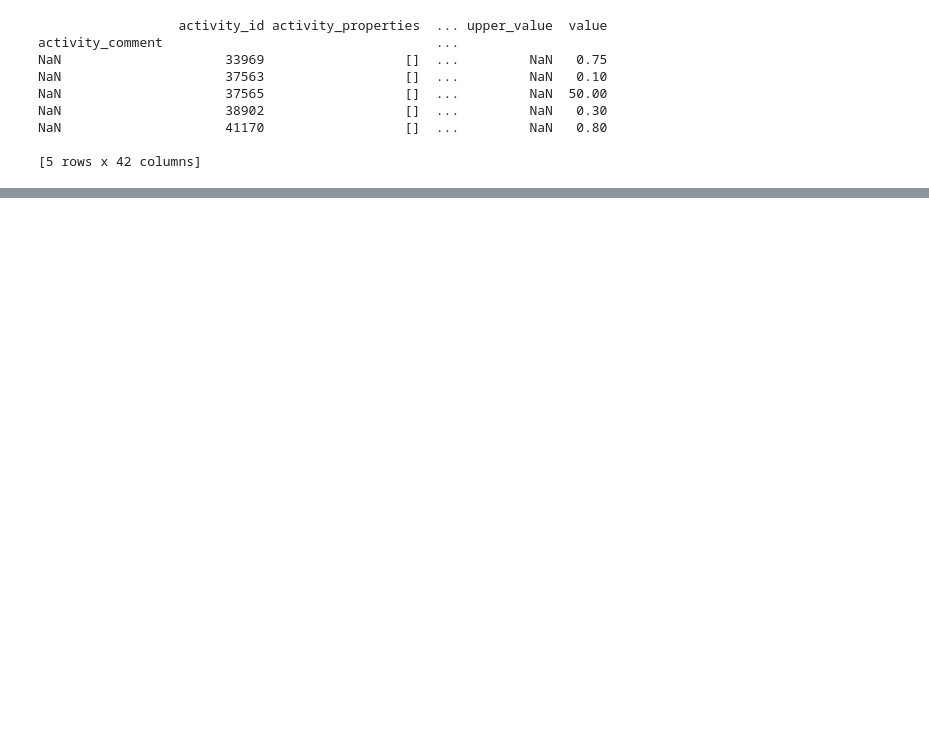
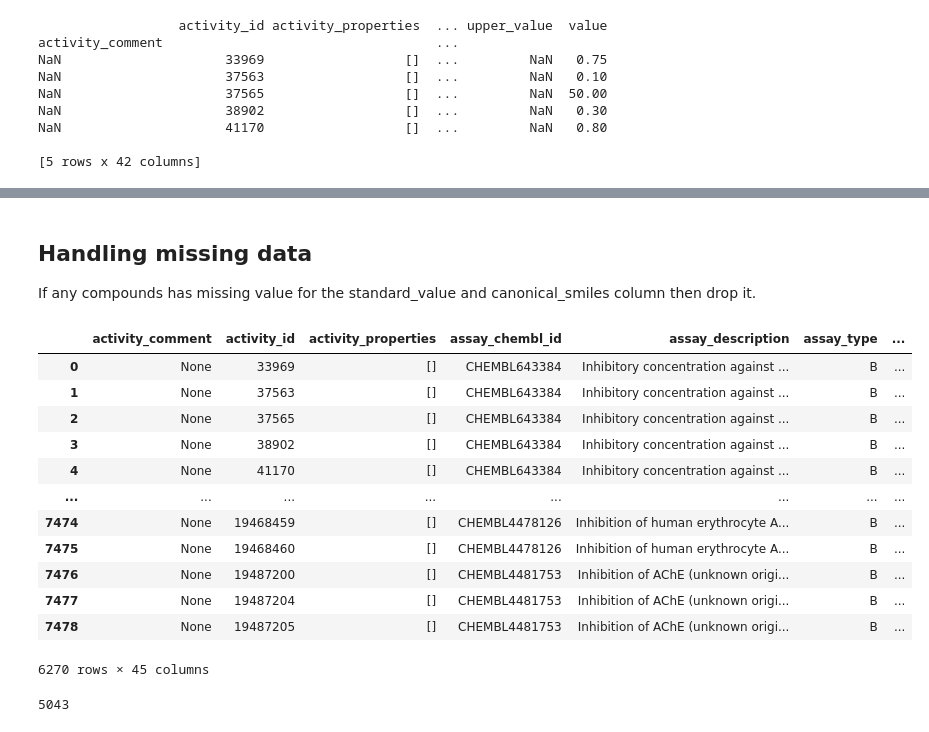
Before and after one commit to tanaymukherjee/ML-in-Bioinformatics, a Jupyter notebook: Part_1_Bioactivity_Data_Concised.ipynb, the cells around one changed output, grey strips where cells are left out. Saved outputs shown, nothing was run; the diff lists cells and outputs as text; code cells hidden in the pictures; blank space fills up the shorter version.

```diff
--- a/Part_1_Bioactivity_Data_Concised.ipynb
+++ b/Part_1_Bioactivity_Data_Concised.ipynb
@@ -19,0 +111,25 @@ NaN                     41170                  []  ...         NaN   0.80
+# %% [markdown]
+## Handling missing data
+If any compounds has missing value for the standard_value and canonical_smiles column then drop it.
+# %%
+df2 = df[df.standard_value.notna()]
+df2 = df2[df.canonical_smiles.notna()]
+df2
+# %% [output]
+|  | activity_comment | activity_id | activity_properties | assay_chembl_id | assay_description | assay_type | ... |
+| 0 | None | 33969 | [] | CHEMBL643384 | Inhibitory concentration against ... | B | ... |
+| 1 | None | 37563 | [] | CHEMBL643384 | Inhibitory concentration against ... | B | ... |
+| 2 | None | 37565 | [] | CHEMBL643384 | Inhibitory concentration against ... | B | ... |
+| 3 | None | 38902 | [] | CHEMBL643384 | Inhibitory concentration against ... | B | ... |
+| 4 | None | 41170 | [] | CHEMBL643384 | Inhibitory concentration against ... | B | ... |
+| ... | ... | ... | ... | ... | ... | ... | ... |
+| 7474 | None | 19468459 | [] | CHEMBL4478126 | Inhibition of human erythrocyte A... | B | ... |
+| 7475 | None | 19468460 | [] | CHEMBL4478126 | Inhibition of human erythrocyte A... | B | ... |
+| 7476 | None | 19487200 | [] | CHEMBL4481753 | Inhibition of AChE (unknown origi... | B | ... |
+| 7477 | None | 19487204 | [] | CHEMBL4481753 | Inhibition of AChE (unknown origi... | B | ... |
+| 7478 | None | 19487205 | [] | CHEMBL4481753 | Inhibition of AChE (unknown origi... | B | ... |
+6270 rows × 45 columns
+# %%
+len(df2.canonical_smiles.unique())
+# %% [output]
+5043
```
Also changed, not shown: parts of 24 cells of this notebook.
